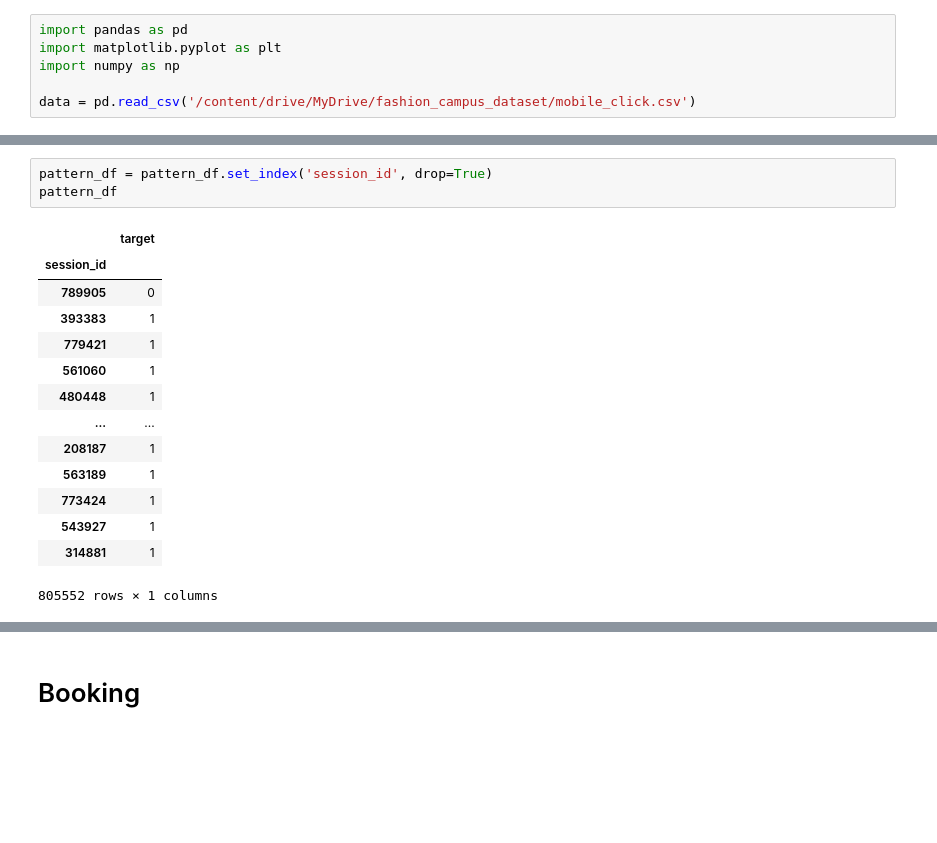
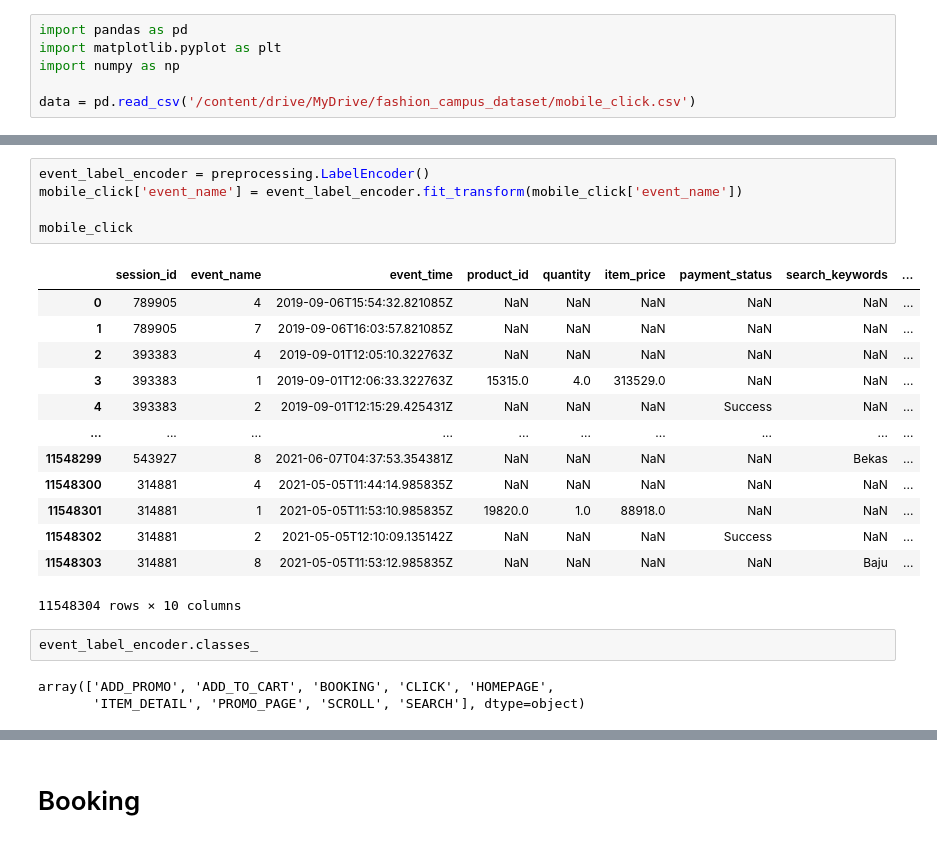
Before and after one commit to hyunj941031/ds-sa-cp2, a Jupyter notebook: mobile_click.ipynb, the cells around one changed output, grey strips where cells are left out. Saved outputs shown, nothing was run; the diff lists cells and outputs as text; blank space fills up the shorter version.

```diff
--- a/mobile_click.ipynb
+++ b/mobile_click.ipynb
@@ -96,18 +46,24 @@ pattern_df
-# %%
-pattern_df = pattern_df.set_index('session_id', drop=True)
-pattern_df
-# %% [output]
-|  | target |
-| session_id |  |
-| 789905 | 0 |
-| 393383 | 1 |
-| 779421 | 1 |
-| 561060 | 1 |
-| 480448 | 1 |
-| ... | ... |
-| 208187 | 1 |
-| 563189 | 1 |
-| 773424 | 1 |
-| 543927 | 1 |
-| 314881 | 1 |
-805552 rows × 1 columns
+# %%
+event_label_encoder = preprocessing.LabelEncoder()
+mobile_click['event_name'] = event_label_encoder.fit_transform(mobile_click['event_name'])
+
+mobile_click
+# %% [output]
+|  | session_id | event_name | event_time | product_id | quantity | item_price | payment_status | search_keywords | ... |
+| 0 | 789905 | 4 | 2019-09-06T15:54:32.821085Z | NaN | NaN | NaN | NaN | NaN | ... |
+| 1 | 789905 | 7 | 2019-09-06T16:03:57.821085Z | NaN | NaN | NaN | NaN | NaN | ... |
+| 2 | 393383 | 4 | 2019-09-01T12:05:10.322763Z | NaN | NaN | NaN | NaN | NaN | ... |
+| 3 | 393383 | 1 | 2019-09-01T12:06:33.322763Z | 15315.0 | 4.0 | 313529.0 | NaN | NaN | ... |
+| 4 | 393383 | 2 | 2019-09-01T12:15:29.425431Z | NaN | NaN | NaN | Success | NaN | ... |
+| ... | ... | ... | ... | ... | ... | ... | ... | ... | ... |
+| 11548299 | 543927 | 8 | 2021-06-07T04:37:53.354381Z | NaN | NaN | NaN | NaN | Bekas | ... |
+| 11548300 | 314881 | 4 | 2021-05-05T11:44:14.985835Z | NaN | NaN | NaN | NaN | NaN | ... |
+| 11548301 | 314881 | 1 | 2021-05-05T11:53:10.985835Z | 19820.0 | 1.0 | 88918.0 | NaN | NaN | ... |
+| 11548302 | 314881 | 2 | 2021-05-05T12:10:09.135142Z | NaN | NaN | NaN | Success | NaN | ... |
+| 11548303 | 314881 | 8 | 2021-05-05T11:53:12.985835Z | NaN | NaN | NaN | NaN | Baju | ... |
+11548304 rows × 10 columns
+# %%
+event_label_encoder.classes_
+# %% [output]
+array(['ADD_PROMO', 'ADD_TO_CART', 'BOOKING', 'CLICK', 'HOMEPAGE',
+       'ITEM_DETAIL', 'PROMO_PAGE', 'SCROLL', 'SEARCH'], dtype=object)
```
Also changed, not shown: parts of 8 cells of this notebook.
